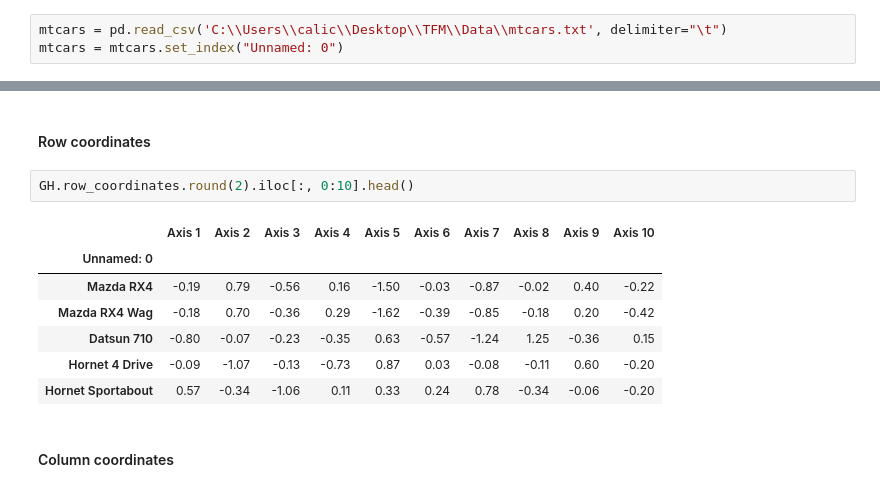
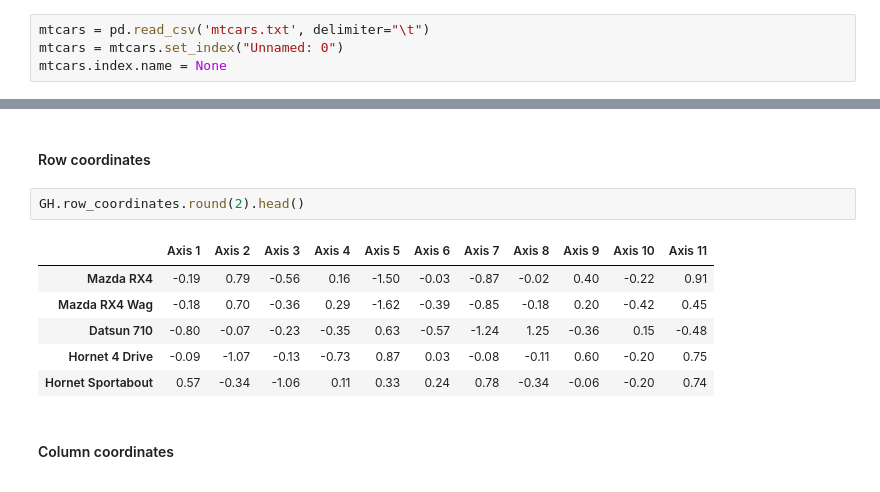
Before and after one commit to carlostorrescubila/PyBiplots, a Jupyter notebook: examples/methods/Example GH-Biplot.ipynb, the cells around one changed output, grey strips where cells are left out. Cells and saved outputs as stored; diff of their text form.

```diff
--- a/examples/methods/Example GH-Biplot.ipynb
+++ b/examples/methods/Example GH-Biplot.ipynb
@@ -9,8 +9,9 @@ import matplotlib
 # %% [markdown]
 ## 2. Load Data
 # %%
-mtcars = pd.read_csv('C:\\Users\\calic\\Desktop\\TFM\\Data\\mtcars.txt', delimiter="\t")
+mtcars = pd.read_csv('mtcars.txt', delimiter="\t")
 mtcars = mtcars.set_index("Unnamed: 0")
+mtcars.index.name = None
 # %% [markdown]
 ## 3. Fit GH-Biplot
 # %%
@@ -50,15 +51,14 @@ GH.loadings.round(2)
 # %% [markdown]
 #### Row coordinates
 # %%
-GH.row_coordinates.round(2).iloc[:, 0:10].head()
+GH.row_coordinates.round(2).head()
 # %% [output]
-|  | Axis 1 | Axis 2 | Axis 3 | Axis 4 | Axis 5 | Axis 6 | Axis 7 | Axis 8 | Axis 9 | Axis 10 |
-| Unnamed: 0 |  |  |  |  |  |  |  |  |  |  |
-| Mazda RX4 | -0.19 | 0.79 | -0.56 | 0.16 | -1.50 | -0.03 | -0.87 | -0.02 | 0.40 | -0.22 |
-| Mazda RX4 Wag | -0.18 | 0.70 | -0.36 | 0.29 | -1.62 | -0.39 | -0.85 | -0.18 | 0.20 | -0.42 |
-| Datsun 710 | -0.80 | -0.07 | -0.23 | -0.35 | 0.63 | -0.57 | -1.24 | 1.25 | -0.36 | 0.15 |
-| Hornet 4 Drive | -0.09 | -1.07 | -0.13 | -0.73 | 0.87 | 0.03 | -0.08 | -0.11 | 0.60 | -0.20 |
-| Hornet Sportabout | 0.57 | -0.34 | -1.06 | 0.11 | 0.33 | 0.24 | 0.78 | -0.34 | -0.06 | -0.20 |
+|  | Axis 1 | Axis 2 | Axis 3 | Axis 4 | Axis 5 | Axis 6 | Axis 7 | Axis 8 | Axis 9 | Axis 10 | Axis 11 |
+| Mazda RX4 | -0.19 | 0.79 | -0.56 | 0.16 | -1.50 | -0.03 | -0.87 | -0.02 | 0.40 | -0.22 | 0.91 |
+| Mazda RX4 Wag | -0.18 | 0.70 | -0.36 | 0.29 | -1.62 | -0.39 | -0.85 | -0.18 | 0.20 | -0.42 | 0.45 |
+| Datsun 710 | -0.80 | -0.07 | -0.23 | -0.35 | 0.63 | -0.57 | -1.24 | 1.25 | -0.36 | 0.15 | -0.48 |
+| Hornet 4 Drive | -0.09 | -1.07 | -0.13 | -0.73 | 0.87 | 0.03 | -0.08 | -0.11 | 0.60 | -0.20 | 0.75 |
+| Hornet Sportabout | 0.57 | -0.34 | -1.06 | 0.11 | 0.33 | 0.24 | 0.78 | -0.34 | -0.06 | -0.20 | 0.74 |
 # %% [markdown]
 #### Column coordinates
 # %%
```
Also changed, not shown: parts of 1 cell of this notebook, 3 other files.
